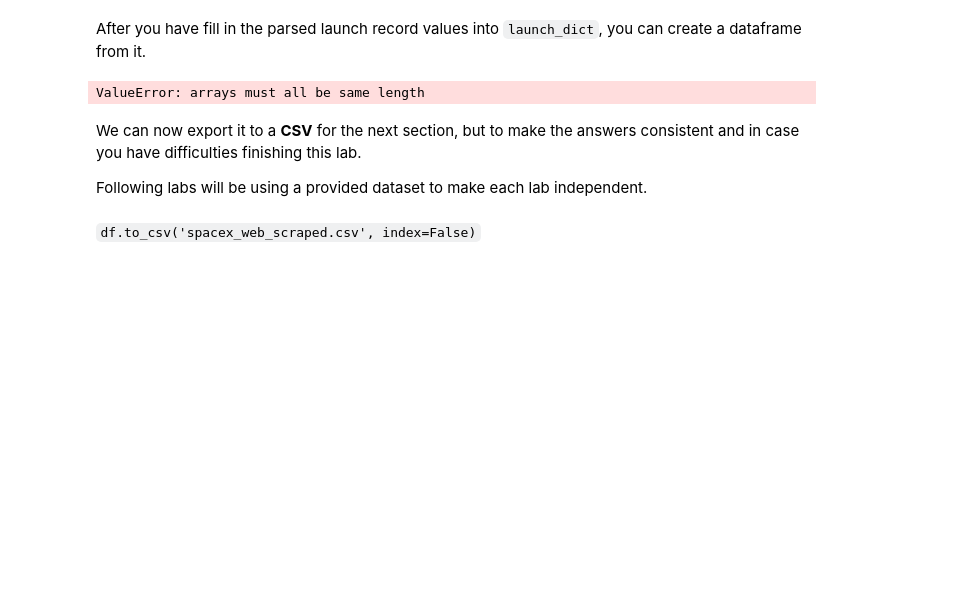
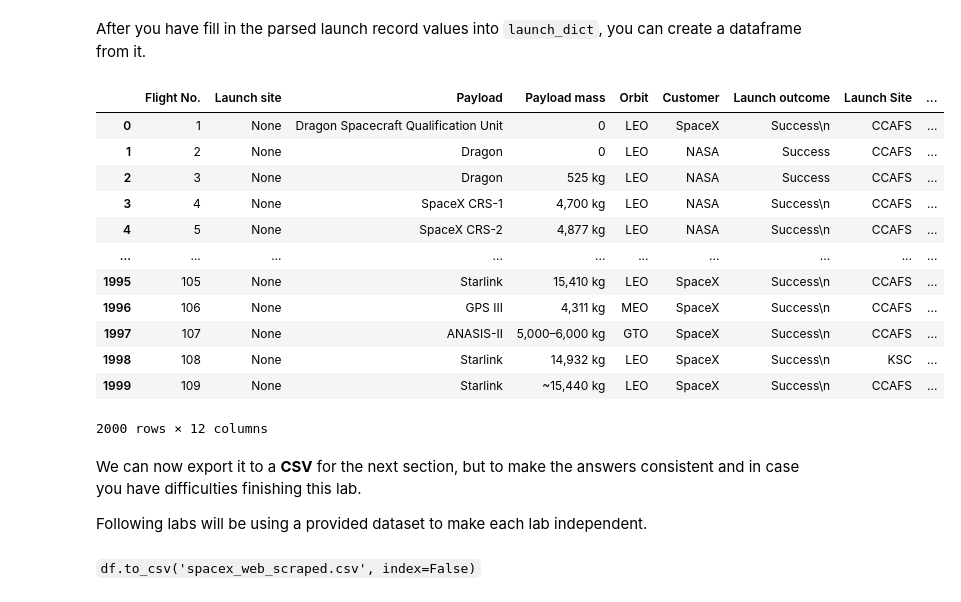
Before and after one commit to sofiane-mej/Applied-Data-Science-Capstone, a Jupyter notebook: Data Collection with Web Scraping.ipynb, the cells around one changed output. Cells and saved outputs as stored; diff of their text form; code cells hidden in the pictures; blank space fills up the shorter version.

```diff
--- a/Data Collection with Web Scraping.ipynb
+++ b/Data Collection with Web Scraping.ipynb
@@ -266,14 +266,13 @@ for table_number,table in enumerate(soup.find_all('table',"wikitable plainrowhea
             # Flight Number value
             # TODO: Append the flight_number into launch_dict with key `Flight No.`
             launch_dict['Flight No.'].append(flight_number)
-            #print(flight_number)
-            datatimelist=date_time(row[0])
+
 
             # Date value
             # TODO: Append the date into launch_dict with key `Date`
+            datatimelist=date_time(row[0])
             date = datatimelist[0].strip(',')
             launch_dict['Date'].append(date)
-            #print(date)
 
             # Time value
             # TODO: Append the time into launch_dict with key `Time`
@@ -287,7 +286,7 @@ for table_number,table in enumerate(soup.find_all('table',"wikitable plainrowhea
             if not(bv):
                 bv=row[1].a.string
             launch_dict['Version Booster'].append(bv)
-            print(bv)
+            #print(bv)
 
             # Launch Site
             # TODO: Append the bv into launch_dict with key `Launch Site`
@@ -305,7 +304,7 @@ for table_number,table in enumerate(soup.find_all('table',"wikitable plainrowhea
             # Payload Mass
             # TODO: Append the payload_mass into launch_dict with key `Payload mass`
             payload_mass = get_mass(row[4])
-            launch_dict['Payload mass'].append( payload_mass)
+            launch_dict['Payload mass'].append(payload_mass)
 
             #print(payload)
 
@@ -316,10 +315,11 @@ for table_number,table in enumerate(soup.find_all('table',"wikitable plainrowhea
             #print(orbit)
 
             # Customer
-            # TODO: Append the customers into launch_dict with key `Customer`
-            customer = row[6].a.string
-            launch_dict['Customer'].append(customer)
-            #print(customer)
+            # TODO: Append the customers into launch_dict with key `Customer
+            if row[6].a :
+                customer = row[6].a.string
+                launch_dict['Customer'].append(customer)
+                #print(customer)
 
             # Launch outcome
             # TODO: Append the launch_outcome into launch_dict with key `Launch outcome`
@@ -332,4 +332,29 @@ for table_number,table in enumerate(soup.find_all('table',"wikitable plainrowhea
             booster_landing = landing_status(row[8])
             launch_dict['Booster landing'].append(booster_landing)
             #print(booster_landing)
+
+launch_dict['Flight No.']=launch_dict['Flight No.'][:2000]
+launch_dict['Date']=launch_dict['Date'][:2000]
+launch_dict['Time']=launch_dict['Time'][:2000]
+launch_dict['Version Booster']=launch_dict['Version Booster'][:2000]
+launch_dict['Launch Site']=launch_dict['Launch Site'][:2000]
+launch_dict['Payload']=launch_dict['Payload'][:2000]
+launch_dict['Payload mass']=launch_dict['Payload mass'][:2000]
+launch_dict['Orbit']=launch_dict['Orbit'][:2000]
+launch_dict['Customer']=launch_dict['Customer'][:2000]
+launch_dict['Launch outcome']=launch_dict['Launch outcome'][:2000]
+launch_dict['Booster landing']=launch_dict['Booster landing'][:2000]
+
+
+print("flight_number", len(launch_dict['Flight No.']))
+print("date", len(launch_dict['Date']))
+print("Time", len(launch_dict['Time']))
+print("bv", len(launch_dict['Version Booster']))
+print("Launch Site", len(launch_dict['Launch Site']))
+print("Payload", len(launch_dict['Payload']))
+print("Payload Mass", len(launch_dict['Payload mass']))
+print("Orbit", len(launch_dict['Orbit']))
+print("Customer", len(launch_dict['Customer']))
+print("launch_outcome", len( launch_dict['Launch outcome']))
+print("booster_landing", len(launch_dict['Booster landing']))
 # %% [output]
@@ -355,9 +373,21 @@ AttributeError: 'NoneType' object has no attribute 'string'
 After you have fill in the parsed launch record values into `launch_dict`, you can create a dataframe from it.
 # %%
 df=pd.DataFrame(launch_dict)
-df.head()
+df
 # %% [output]
+|  | Flight No. | Launch site | Payload | Payload mass | Orbit | Customer | Launch outcome | Launch Site | ... |
+| 0 | 1 | None | Dragon Spacecraft Qualification Unit | 0 | LEO | SpaceX | Success\n | CCAFS | ... |
+| 1 | 2 | None | Dragon | 0 | LEO | NASA | Success | CCAFS | ... |
+| 2 | 3 | None | Dragon | 525 kg | LEO | NASA | Success | CCAFS | ... |
+| 3 | 4 | None | SpaceX CRS-1 | 4,700 kg | LEO | NASA | Success\n | CCAFS | ... |
+| 4 | 5 | None | SpaceX CRS-2 | 4,877 kg | LEO | NASA | Success\n | CCAFS | ... |
+| ... | ... | ... | ... | ... | ... | ... | ... | ... | ... |
+| 1995 | 105 | None | Starlink | 15,410 kg | LEO | SpaceX | Success\n | CCAFS | ... |
+| 1996 | 106 | None | GPS III | 4,311 kg | MEO | SpaceX | Success\n | CCAFS | ... |
+| 1997 | 107 | None | ANASIS-II | 5,000–6,000 kg | GTO | SpaceX | Success\n | CCAFS | ... |
+| 1998 | 108 | None | Starlink | 14,932 kg | LEO | SpaceX | Success\n | KSC | ... |
+| 1999 | 109 | None | Starlink | ~15,440 kg | LEO | SpaceX | Success\n | CCAFS | ... |
-ValueError: arrays must all be same length
+2000 rows × 12 columns
 # %% [markdown]
 We can now export it to a <b>CSV</b> for the next section, but to make the answers consistent and in case you have difficulties finishing this lab.
 
```
Also changed, not shown: parts of 2 cells of this notebook.
